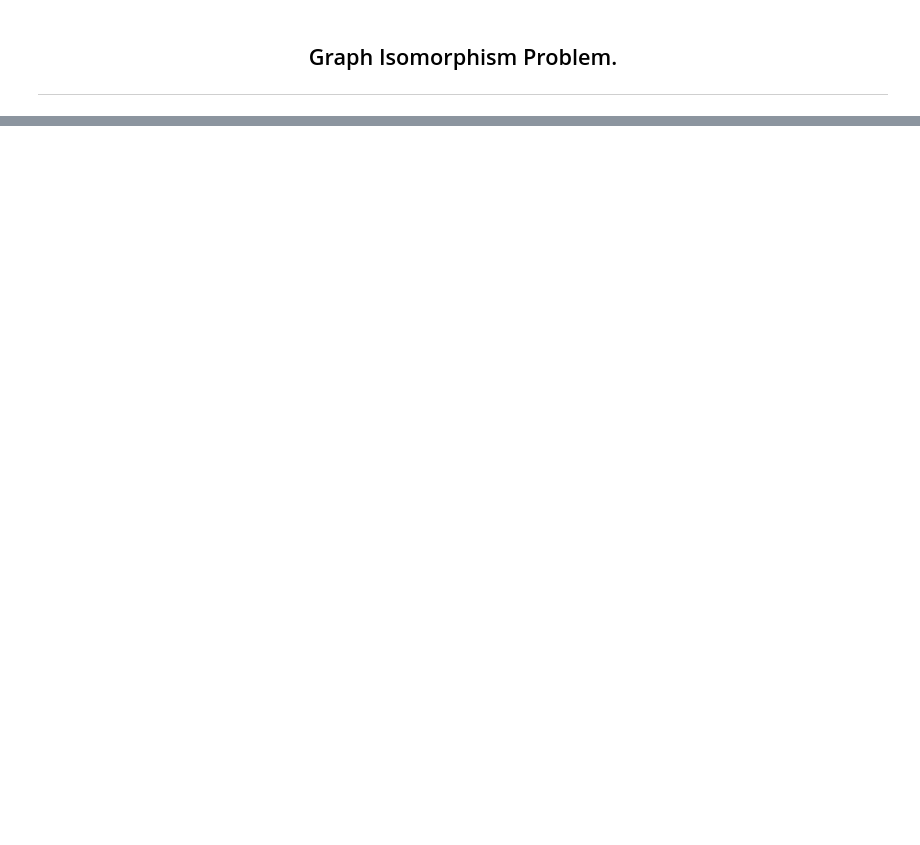
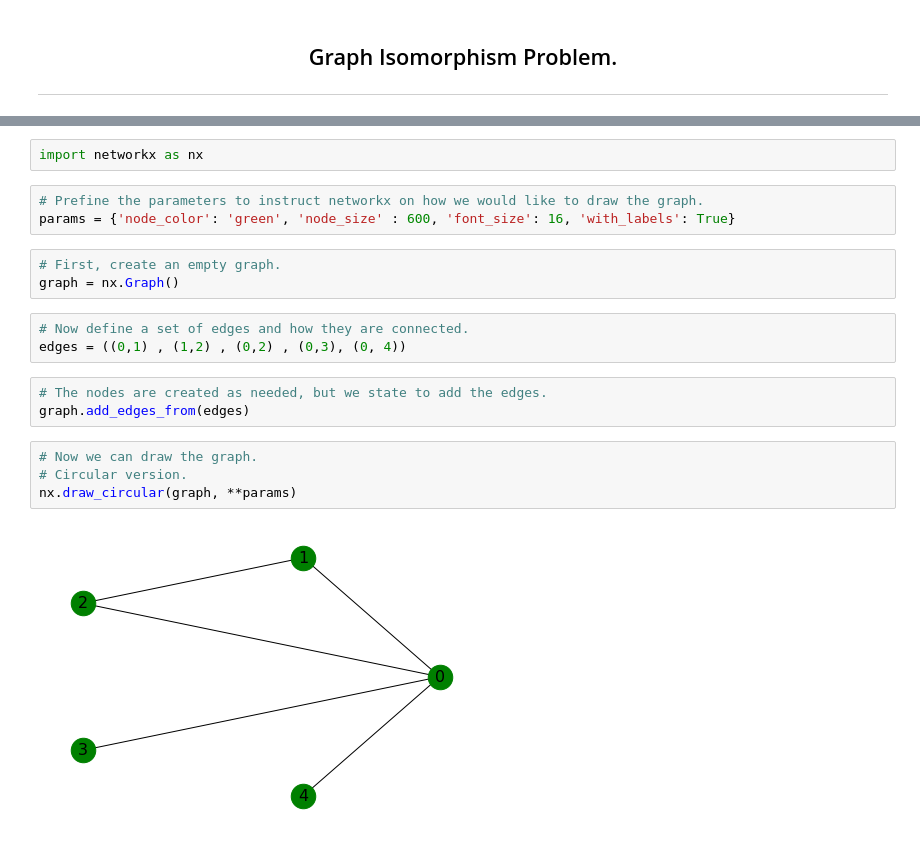
Before and after one commit to DavidMulhern/GraphTheory_Proj_DM, a Jupyter notebook: graph-isomorphism.ipynb, the cells around one changed output, grey strips where cells are left out. Cells and saved outputs as stored; diff of their text form; blank space fills up the shorter version.

Commit message:
Data Structures represented using graphs

```diff
--- a/graph-isomorphism.ipynb
+++ b/graph-isomorphism.ipynb
@@ -52,0 +67,20 @@
+# %%
+import networkx as nx
+# %%
+# Prefine the parameters to instruct networkx on how we would like to draw the graph.
+params = {'node_color': 'green', 'node_size' : 600, 'font_size': 16, 'with_labels': True}
+# %%
+# First, create an empty graph.
+graph = nx.Graph()
+# %%
+# Now define a set of edges and how they are connected.
+edges = ((0,1) , (1,2) , (0,2) , (0,3), (0, 4))
+# %%
+# The nodes are created as needed, but we state to add the edges.
+graph.add_edges_from(edges)
+# %%
+# Now we can draw the graph.
+# Circular version.
+nx.draw_circular(graph, **params)
+# %% [output]
+[figure, added]
```
Also changed, not shown: parts of 18 cells of this notebook, 1 other file.
